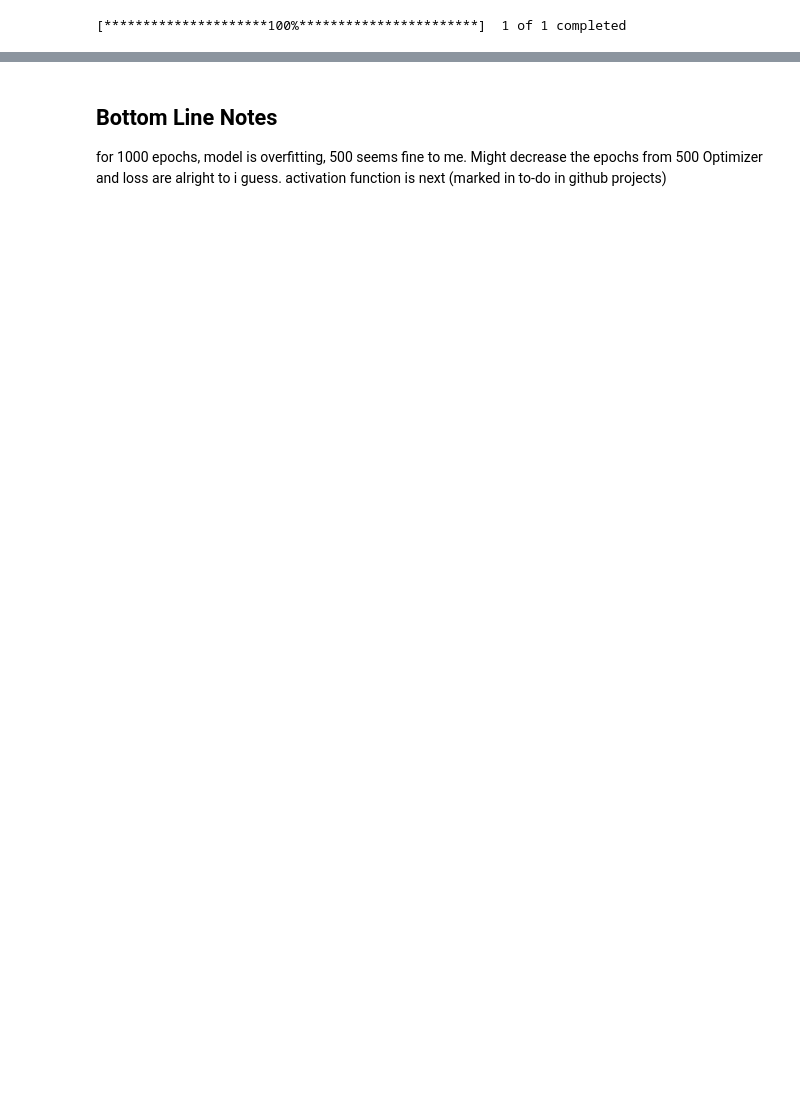
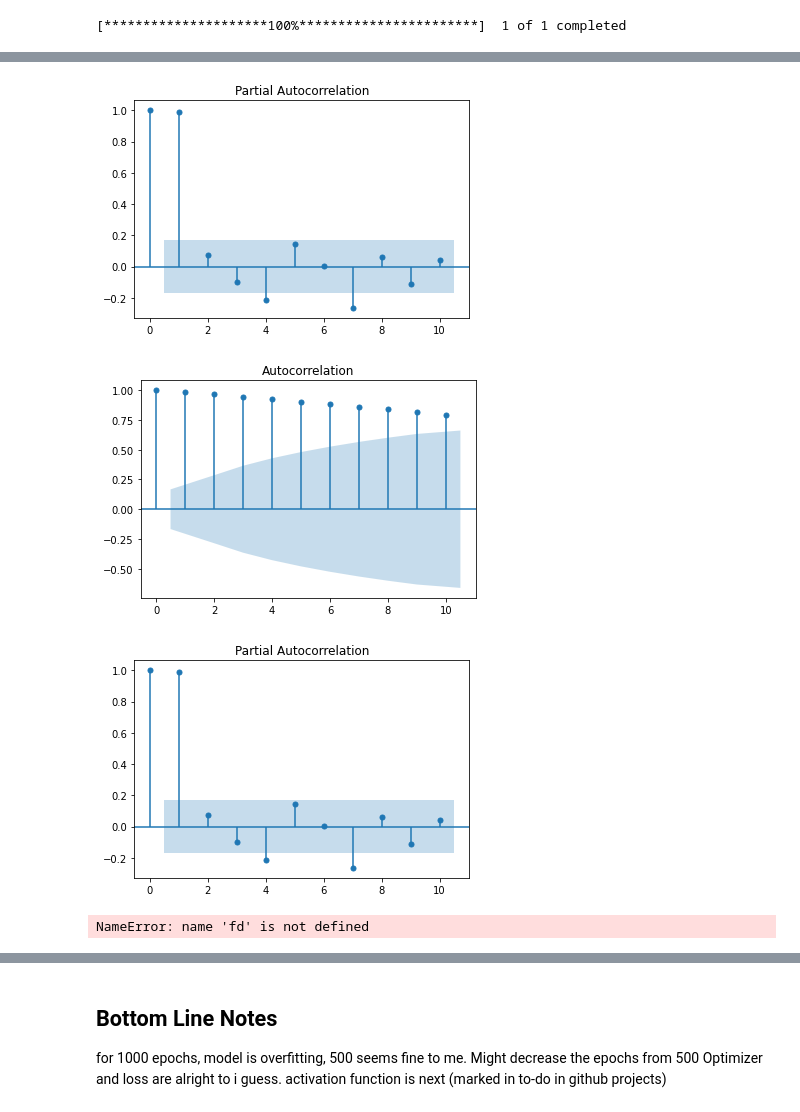
Before and after one commit to akhil14shukla/Crypto-Prediction, a Jupyter notebook: Crypto_2.ipynb, the cells around one changed output, grey strips where cells are left out. Cells and saved outputs as stored; diff of their text form; code cells hidden in the pictures; blank space fills up the shorter version.

```diff
--- a/Crypto_2.ipynb
+++ b/Crypto_2.ipynb
@@ -53,3 +69,17 @@ KeyError: 'Close'
+# %%
+# Checking if our series is affected by past values
+from statsmodels.graphics.tsaplots import plot_acf, plot_pacf
+plot_acf(data['Close'], lags=10)
+plot_pacf(data['Close'], lags=10)
+# %% [output]
+[figure, added]
+[figure, added]
+[figure, added]
+# %%
+np.array(final_data["Close"])
+fd
+# %% [output]
+NameError: name 'fd' is not defined
 # %%
 # Prepare Data
 scaler = MinMaxScaler(feature_range=(0,1))
```
Also changed, not shown: parts of 14 cells of this notebook.
